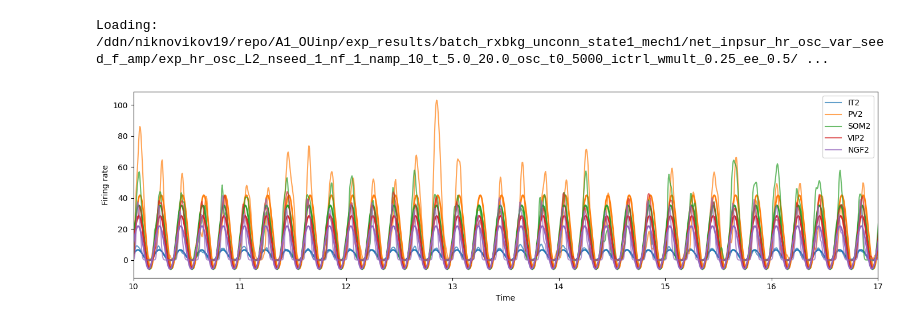
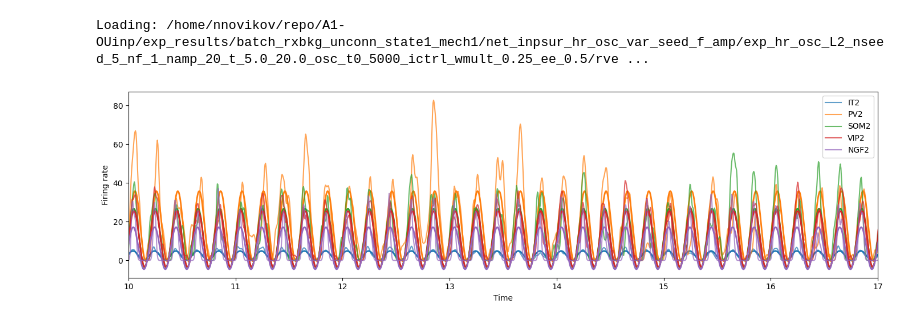
Before and after one commit to niknovikov19/A1-OUinp, a Jupyter notebook: exp_configs/batch_rxbkg_unconn_state1_mech1/net_inpsur_hr_osc_var_seed_f_amp/explore_res.ipynb, the cells around one changed output. Cells and saved outputs as stored; diff of their text form; code cells hidden in the pictures.

```diff
--- a/exp_configs/batch_rxbkg_unconn_state1_mech1/net_inpsur_hr_osc_var_seed_f_amp/explore_res.ipynb
+++ b/exp_configs/batch_rxbkg_unconn_state1_mech1/net_inpsur_hr_osc_var_seed_f_amp/explore_res.ipynb
@@ -59,8 +59,8 @@ def print_transfer_coeffs(rates_xr, pops_vis):
 EXP_NAME_BASE = 'batch_rxbkg_unconn_state1_mech1'
 EXP_NAME = 'net_inpsur_hr_osc_var_seed_f_amp'
 
-EXP_NAME_SUB = 'exp_hr_osc_L2_nseed_1_nf_1_namp_10_t_5.0_20.0_osc_t0_5000_ictrl_wmult_0.25_ee_0.5'
-JOB_NAME = 'rvec_00008_seed_1000_f_5_amp_0.143374'
+EXP_NAME_SUB = 'exp_hr_osc_L2_nseed_5_nf_1_namp_20_t_5.0_20.0_osc_t0_5000_ictrl_wmult_0.25_ee_0.5'
+JOB_NAME = 'rvec_00013_seed_1000_f_5_amp_0.102'
 
 fpath_in = (dirpath_root / 'exp_results' / EXP_NAME_BASE / EXP_NAME /
             EXP_NAME_SUB / 'rvec_xr' / f'{JOB_NAME}.nc')
@@ -69,33 +69,33 @@ print(f'Loading: {fpath_in}')
 rates_xr = xr.load_dataarray(fpath_in)
 pops_vis = [
     pop for pop in rates_xr.pop.values
     if 'frz' not in pop
     #and pop in ['IT2', 'PV2']
 ]
 #fit_data = print_transfer_coeffs(rates_xr, pops_vis)
 
 osc_t0 = float(rates_xr.attrs['OSC_T0']) / 1000
 osc_f = float(rates_xr.attrs['OSC_F'])
 osc_amp = float(rates_xr.attrs['OSC_AMP'])
 
 colors = plt.rcParams['axes.prop_cycle'].by_key()['color']
 plt.figure(figsize=(14, 4))
 for n, pop in enumerate(pops_vis):
     rr = rates_xr.sel(pop=pop)
     col = colors[n % len(colors)]
     plt.plot(rr.time.values, rr.values, label=pop, color=col, alpha=0.7)
 
     #tt_fit, yfit = fit_data[pop]
     tt_fit, yfit, z_out, offset = fit_sinusoid_fixed_freq(rr, osc_f, osc_t0)
     plt.plot(tt_fit, yfit, '-', color=col, alpha=1, linewidth=2)
 
 plt.xlabel('Time')
 plt.ylabel('Firing rate')
 plt.xlim(10, 17)
 plt.legend(bbox_to_anchor=(1, 1))
 plt.tight_layout()
 plt.show()
 # %% [output]
-Loading: /ddn/niknovikov19/repo/A1_OUinp/exp_results/batch_rxbkg_unconn_state1_mech1/net_inpsur_hr_osc_var_seed_f_amp/exp_hr_osc_L2_nseed_1_nf_1_namp_10_t_5.0_20.0_osc_t0_5000_ictrl_wmult_0.25_ee_0.5/ ...
+Loading: /home/nnovikov/repo/A1-OUinp/exp_results/batch_rxbkg_unconn_state1_mech1/net_inpsur_hr_osc_var_seed_f_amp/exp_hr_osc_L2_nseed_5_nf_1_namp_20_t_5.0_20.0_osc_t0_5000_ictrl_wmult_0.25_ee_0.5/rve ...
-[figure, old version]
+[figure, new version]
 # %%
```
Also changed, not shown: parts of 7 cells of this notebook, 1 other file.
